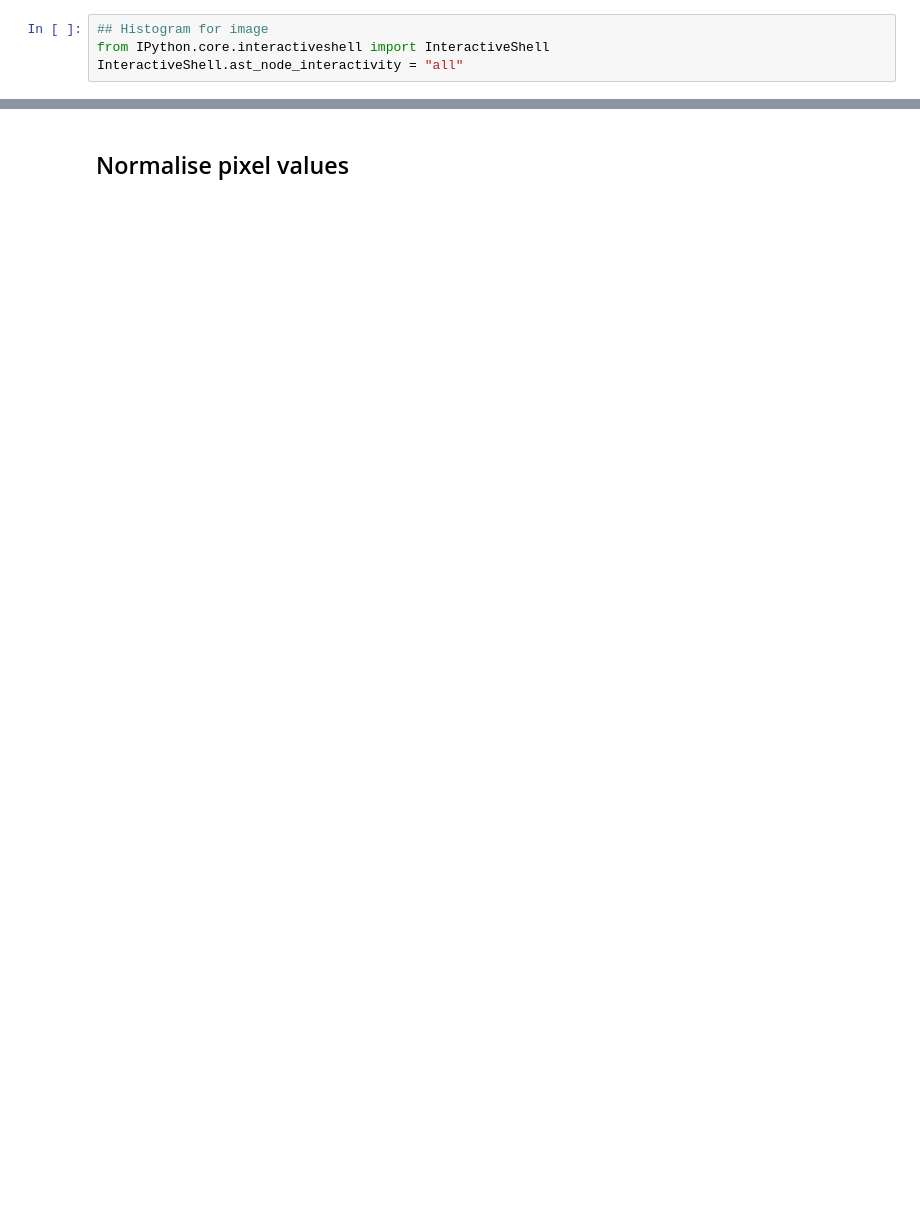
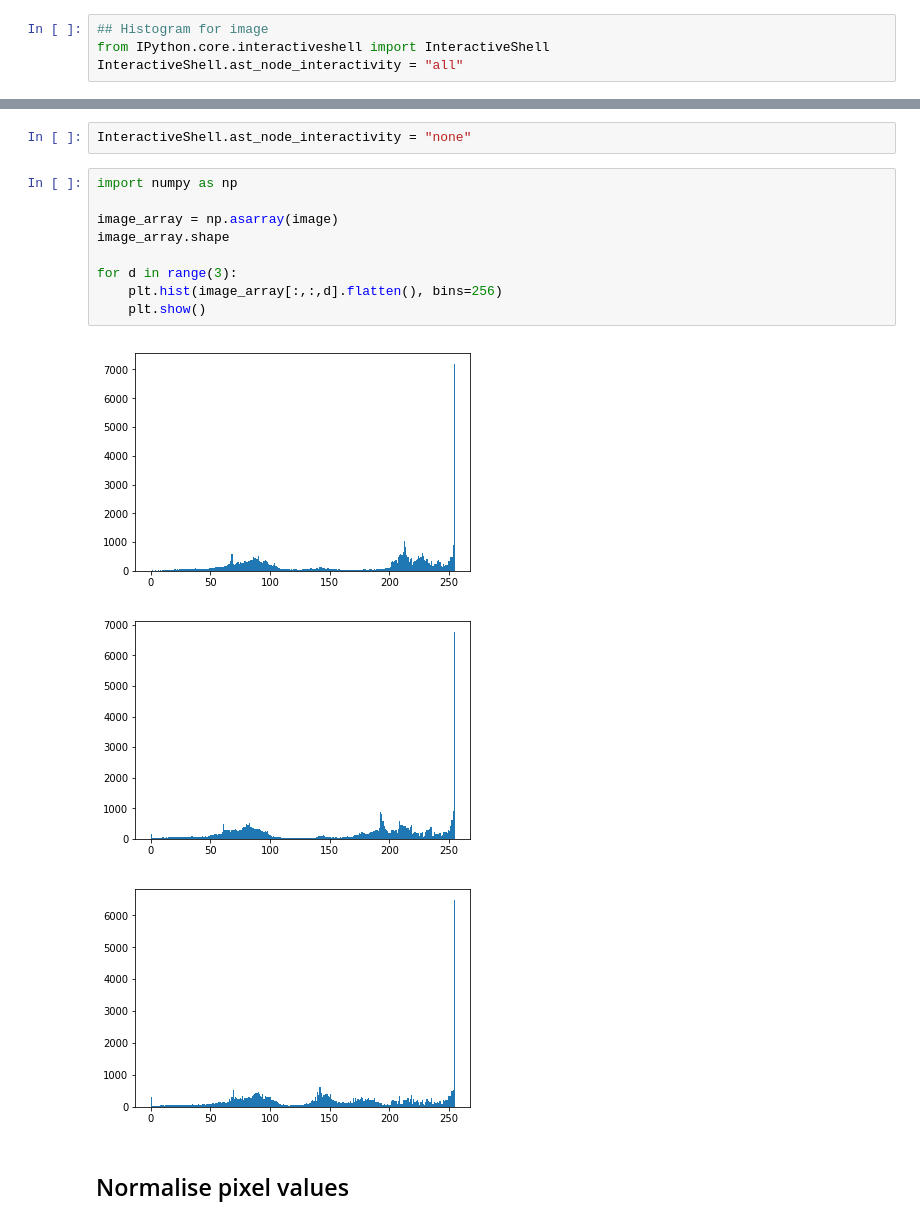
Before and after one commit to ryubidragonfire/python-cheatsheet, a Jupyter notebook: histogram.ipynb, the cells around one changed output, grey strips where cells are left out. Saved outputs shown, nothing was run; the diff lists cells and outputs as text; blank space fills up the shorter version.

```diff
--- a/histogram.ipynb
+++ b/histogram.ipynb
@@ -56,2 +56,17 @@ for d in range(3):
+# %%
+InteractiveShell.ast_node_interactivity = "none"
+# %%
+import numpy as np
+
+image_array = np.asarray(image)
+image_array.shape
+
+for d in range(3):
+    plt.hist(image_array[:,:,d].flatten(), bins=256)
+    plt.show()
+# %% [output]
+[figure, added]
+[figure, added]
+[figure, added]
 # %% [markdown]
 ## Normalise pixel values
```
Also changed, not shown: parts of 4 cells of this notebook, 5 other files.
